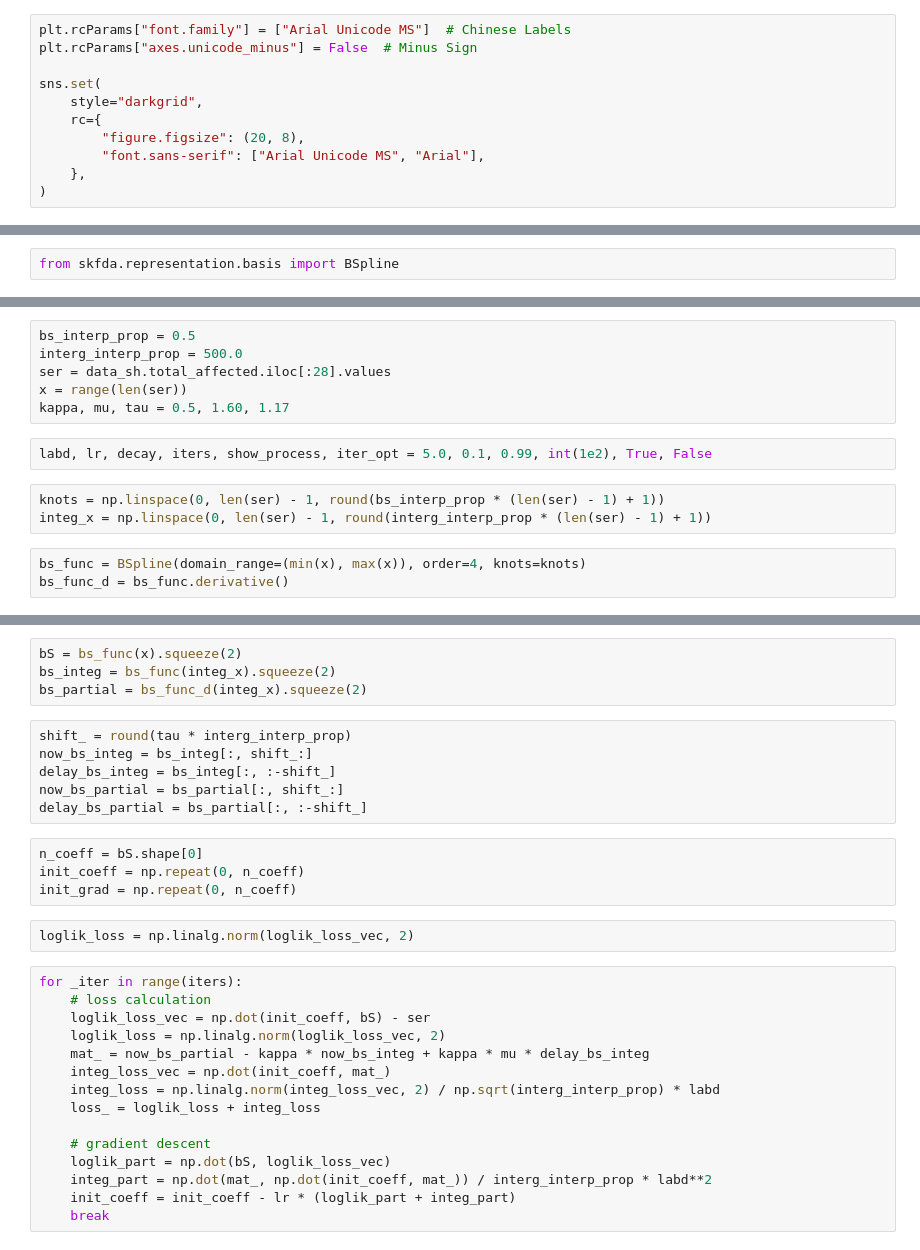
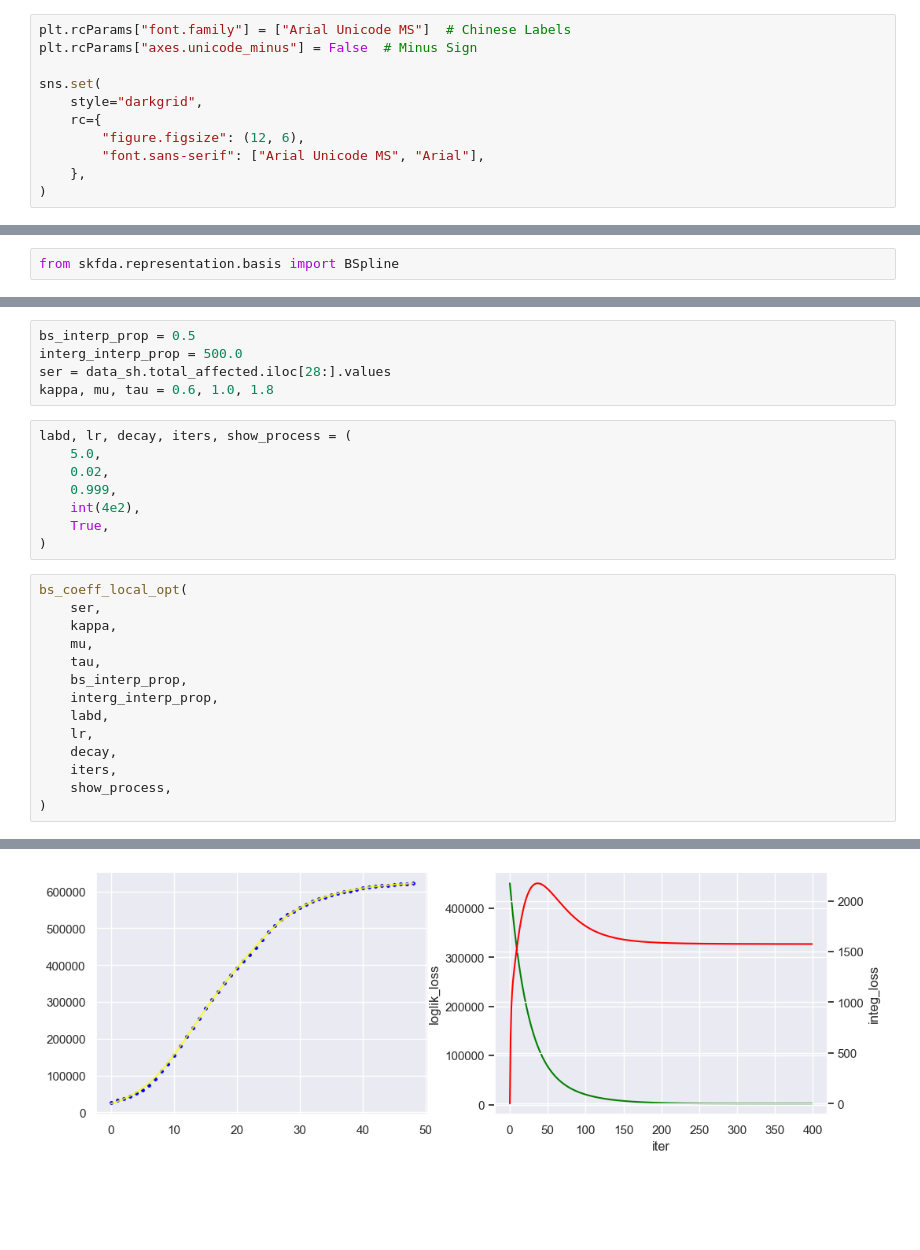
Before and after one commit to ChenZhouUC/Covid19_Modeling, a Jupyter notebook: scripts/covid19.ipynb, the cells around one changed output, grey strips where cells are left out. Saved outputs shown, nothing was run; the diff lists cells and outputs as text; blank space fills up the shorter version.

```diff
--- a/scripts/covid19.ipynb
+++ b/scripts/covid19.ipynb
@@ -29,7 +29,7 @@ plt.rcParams["axes.unicode_minus"] = False  # Minus Sign
 sns.set(
     style="darkgrid",
     rc={
-        "figure.figsize": (20, 8),
+        "figure.figsize": (12, 6),
         "font.sans-serif": ["Arial Unicode MS", "Arial"],
     },
 )
@@ -100,14 +234,28 @@ from skfda.representation.basis import BSpline
 # %%
 bs_interp_prop = 0.5
 interg_interp_prop = 500.0
-ser = data_sh.total_affected.iloc[:28].values
-x = range(len(ser))
-kappa, mu, tau = 0.5, 1.60, 1.17
+ser = data_sh.total_affected.iloc[28:].values
+kappa, mu, tau = 0.6, 1.0, 1.8
 # %%
-labd, lr, decay, iters, show_process, iter_opt = 5.0, 0.1, 0.99, int(1e2), True, False
+labd, lr, decay, iters, show_process = (
+    5.0,
+    0.02,
+    0.999,
+    int(4e2),
+    True,
+)
-# %%
-knots = np.linspace(0, len(ser) - 1, round(bs_interp_prop * (len(ser) - 1) + 1))
-integ_x = np.linspace(0, len(ser) - 1, round(interg_interp_prop * (len(ser) - 1) + 1))
 # %%
-bs_func = BSpline(domain_range=(min(x), max(x)), order=4, knots=knots)
-bs_func_d = bs_func.derivative()
+bs_coeff_local_opt(
+    ser,
+    kappa,
+    mu,
+    tau,
+    bs_interp_prop,
+    interg_interp_prop,
+    labd,
+    lr,
+    decay,
+    iters,
+    show_process,
+)
+# %% [output]
@@ -114,31 +277 @@ bs_func_d = bs_func.derivative()
+[figure, added]
-# %%
-bS = bs_func(x).squeeze(2)
-bs_integ = bs_func(integ_x).squeeze(2)
-bs_partial = bs_func_d(integ_x).squeeze(2)
-# %%
-shift_ = round(tau * interg_interp_prop)
-now_bs_integ = bs_integ[:, shift_:]
-delay_bs_integ = bs_integ[:, :-shift_]
-now_bs_partial = bs_partial[:, shift_:]
-delay_bs_partial = bs_partial[:, :-shift_]
-# %%
-n_coeff = bS.shape[0]
-init_coeff = np.repeat(0, n_coeff)
-init_grad = np.repeat(0, n_coeff)
-# %%
-loglik_loss = np.linalg.norm(loglik_loss_vec, 2)
-# %%
-for _iter in range(iters):
-    # loss calculation
-    loglik_loss_vec = np.dot(init_coeff, bS) - ser
-    loglik_loss = np.linalg.norm(loglik_loss_vec, 2)
-    mat_ = now_bs_partial - kappa * now_bs_integ + kappa * mu * delay_bs_integ
-    integ_loss_vec = np.dot(init_coeff, mat_)
-    integ_loss = np.linalg.norm(integ_loss_vec, 2) / np.sqrt(interg_interp_prop) * labd
-    loss_ = loglik_loss + integ_loss
-
-    # gradient descent
-    loglik_part = np.dot(bS, loglik_loss_vec)
-    integ_part = np.dot(mat_, np.dot(init_coeff, mat_)) / interg_interp_prop * labd**2
-    init_coeff = init_coeff - lr * (loglik_part + integ_part)
-    break
```
Also changed, not shown: parts of 14 cells of this notebook.
